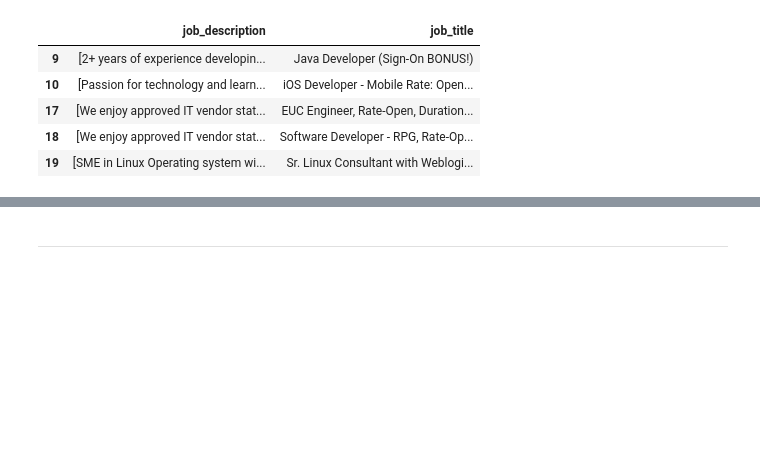
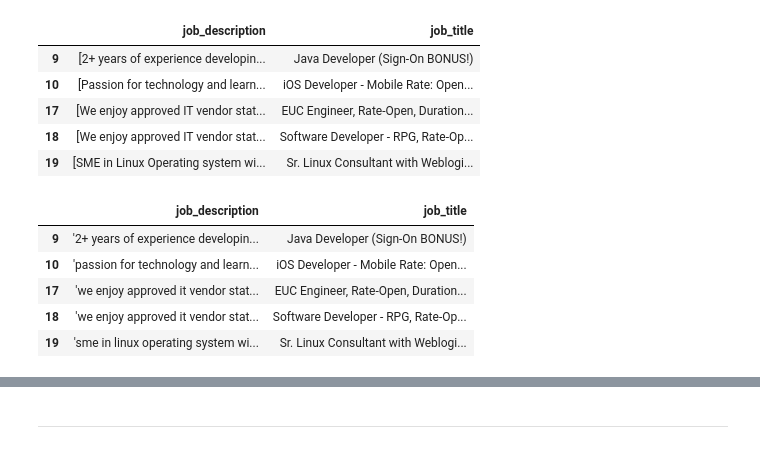
Before and after one commit to mandoiwanaga/career_recommendation_system, a Jupyter notebook: main_dicejobs.ipynb, the cells around one changed output, grey strips where cells are left out. Cells and saved outputs as stored; diff of their text form; code cells hidden in the pictures; blank space fills up the shorter version.

```diff
--- a/main_dicejobs.ipynb
+++ b/main_dicejobs.ipynb
@@ -66,5 +55,6 @@ df_2.head()
 # %%
-df = pd.concat([df_1, df_2], ignore_index=True, sort=True)
+#concat into one df
+df = pd.concat([df_1, df_2, df_3, df_4, df_5, df_6], ignore_index=True, sort=True)
 # %%
 df.head()
 # %% [output]
@@ -122,0 +117,9 @@ df['job_description'] = df['job_description'].map(remove_brackets)
+# %%
+df.head()
+# %% [output]
+|  | job_description | job_title |
+| 9 | '2+ years of experience developin... | Java Developer (Sign-On BONUS!) |
+| 10 | 'passion for technology and learn... | iOS Developer - Mobile Rate: Open... |
+| 17 | 'we enjoy approved it vendor stat... | EUC Engineer, Rate-Open, Duration... |
+| 18 | 'we enjoy approved it vendor stat... | Software Developer - RPG, Rate-Op... |
+| 19 | 'sme in linux operating system wi... | Sr. Linux Consultant with Weblogi... |
```
Also changed, not shown: parts of 47 cells of this notebook.
